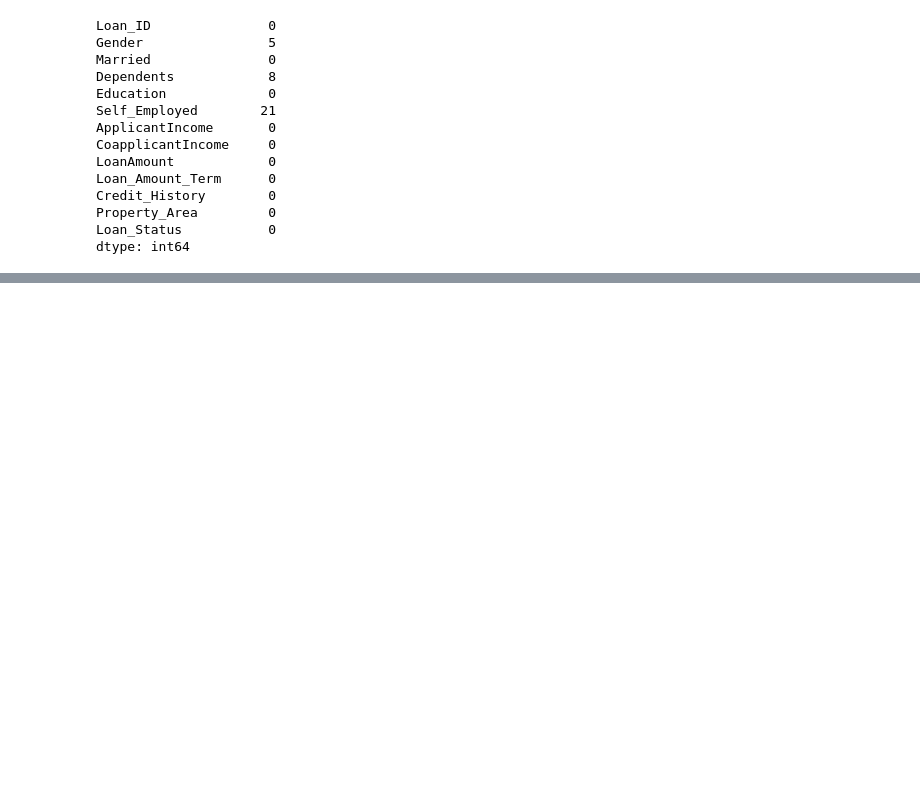
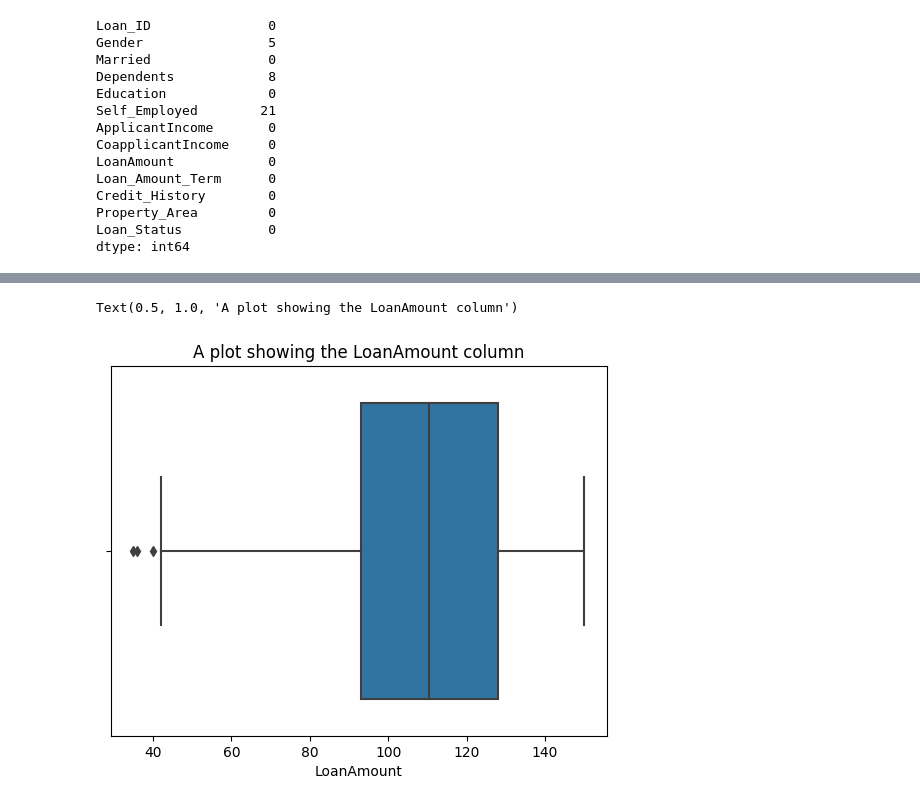
Before and after one commit to mo0717/Maureen-s_Notebook, a Jupyter notebook: notebook48aa5d8599.ipynb, the cells around one changed output, grey strips where cells are left out. Drawn from its saved outputs; the diff is of its cells as text; code cells hidden in the pictures; blank space fills up the shorter version.

```diff
--- a/notebook48aa5d8599.ipynb
+++ b/notebook48aa5d8599.ipynb
@@ -313,0 +435,2 @@ dtype: int64
+# %%
+loan_clean1 = loan[(loan['LoanAmount']>= lower_boundary) & (loan['LoanAmount']<= upper_boundary)]
@@ -313,0 +458,6 @@ dtype: int64
+# %%
+sns.boxplot(data = loan_clean1, x = 'LoanAmount')
+plt.title("A plot showing the LoanAmount column")
+# %% [output]
+Text(0.5, 1.0, 'A plot showing the LoanAmount column')
+[figure, added]
```
Also changed, not shown: parts of 38 cells of this notebook.
